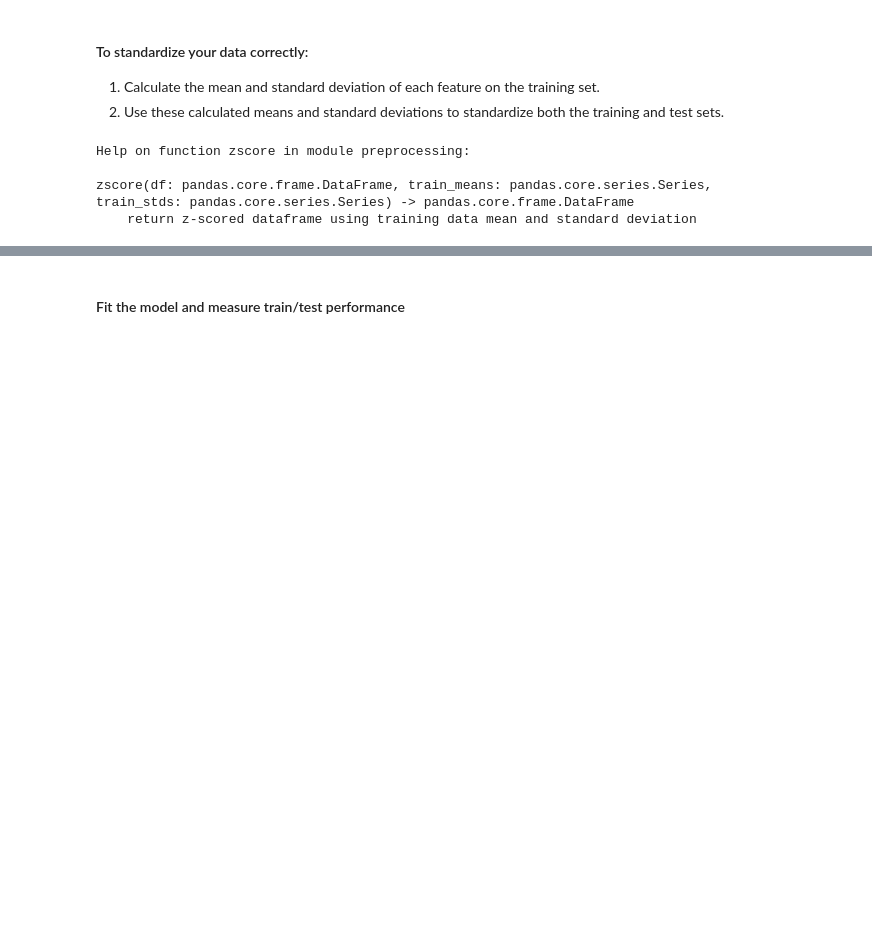
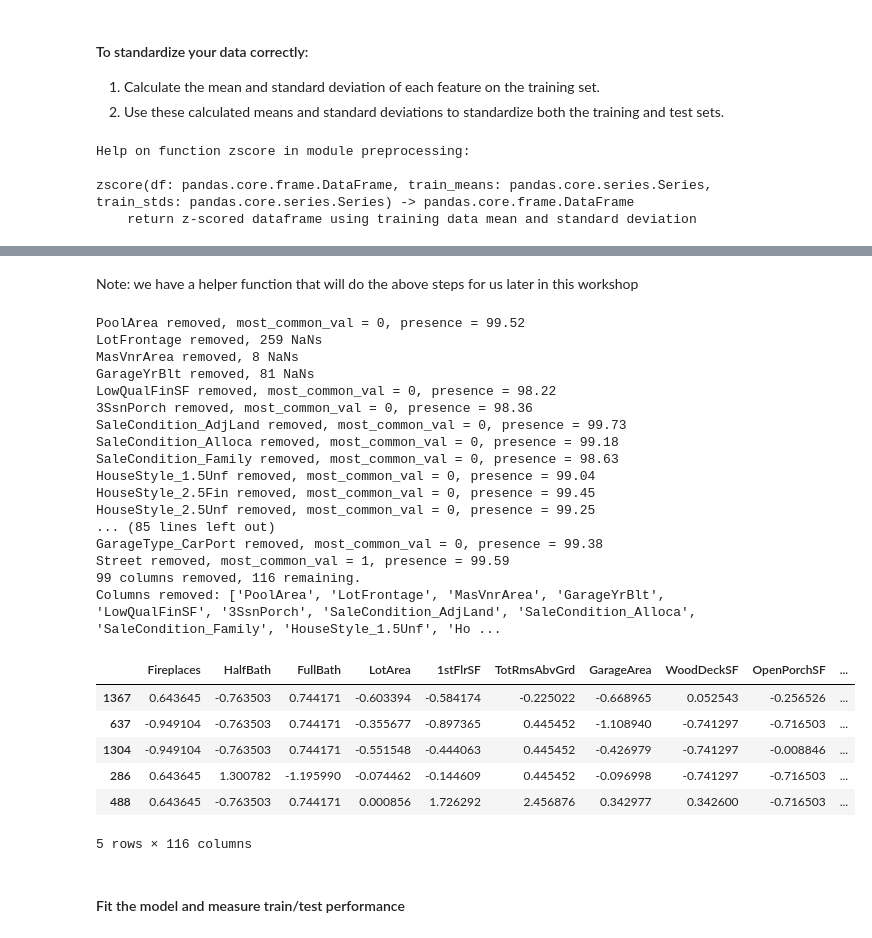
Before and after one commit to carpentries-incubator/high-dimensional-analysis-in-python, a Jupyter notebook: code/04-Relevant-predictors-and-coef-bias.ipynb, the cells around one changed output, grey strips where cells are left out. Saved outputs shown, nothing was run; the diff lists cells and outputs as text; code cells hidden in the pictures; blank space fills up the shorter version.

```diff
--- a/code/04-Relevant-predictors-and-coef-bias.ipynb
+++ b/code/04-Relevant-predictors-and-coef-bias.ipynb
@@ -413,4 +413,35 @@ X_train_z.head()
 5 rows × 116 columns
+# %% [markdown]
+Note: we have a helper function that will do the above steps for us later in this workshop
+# %%
+from preprocessing import prep_fulldim_zdata
+X_train_z, X_test_z, y_train, y_test, y = prep_fulldim_zdata(const_thresh= 98, test_size=.9, y_log_scaled=True)
+X_train_z.head()
+# %% [output]
+PoolArea removed, most_common_val = 0, presence = 99.52
+LotFrontage removed, 259 NaNs
+MasVnrArea removed, 8 NaNs
+GarageYrBlt removed, 81 NaNs
+LowQualFinSF removed, most_common_val = 0, presence = 98.22
+3SsnPorch removed, most_common_val = 0, presence = 98.36
+SaleCondition_AdjLand removed, most_common_val = 0, presence = 99.73
+SaleCondition_Alloca removed, most_common_val = 0, presence = 99.18
+SaleCondition_Family removed, most_common_val = 0, presence = 98.63
+HouseStyle_1.5Unf removed, most_common_val = 0, presence = 99.04
+HouseStyle_2.5Fin removed, most_common_val = 0, presence = 99.45
+HouseStyle_2.5Unf removed, most_common_val = 0, presence = 99.25
+... (85 lines left out)
+GarageType_CarPort removed, most_common_val = 0, presence = 99.38
+Street removed, most_common_val = 1, presence = 99.59
+99 columns removed, 116 remaining.
+Columns removed: ['PoolArea', 'LotFrontage', 'MasVnrArea', 'GarageYrBlt', 'LowQualFinSF', '3SsnPorch', 'SaleCondition_AdjLand', 'SaleCondition_Alloca', 'SaleCondition_Family', 'HouseStyle_1.5Unf', 'Ho ...
+|  | Fireplaces | HalfBath | FullBath | LotArea | 1stFlrSF | TotRmsAbvGrd | GarageArea | WoodDeckSF | OpenPorchSF | ... |
+| 1367 | 0.643645 | -0.763503 | 0.744171 | -0.603394 | -0.584174 | -0.225022 | -0.668965 | 0.052543 | -0.256526 | ... |
+| 637 | -0.949104 | -0.763503 | 0.744171 | -0.355677 | -0.897365 | 0.445452 | -1.108940 | -0.741297 | -0.716503 | ... |
+| 1304 | -0.949104 | -0.763503 | 0.744171 | -0.551548 | -0.444063 | 0.445452 | -0.426979 | -0.741297 | -0.008846 | ... |
+| 286 | 0.643645 | 1.300782 | -1.195990 | -0.074462 | -0.144609 | 0.445452 | -0.096998 | -0.741297 | -0.716503 | ... |
+| 488 | 0.643645 | -0.763503 | 0.744171 | 0.000856 | 1.726292 | 2.456876 | 0.342977 | 0.342600 | -0.716503 | ... |
+5 rows × 116 columns
 # %% [markdown]
 #### Fit the model and measure train/test performance
 # %%
```
Also changed, not shown: parts of 5 cells of this notebook, 3 other files.
